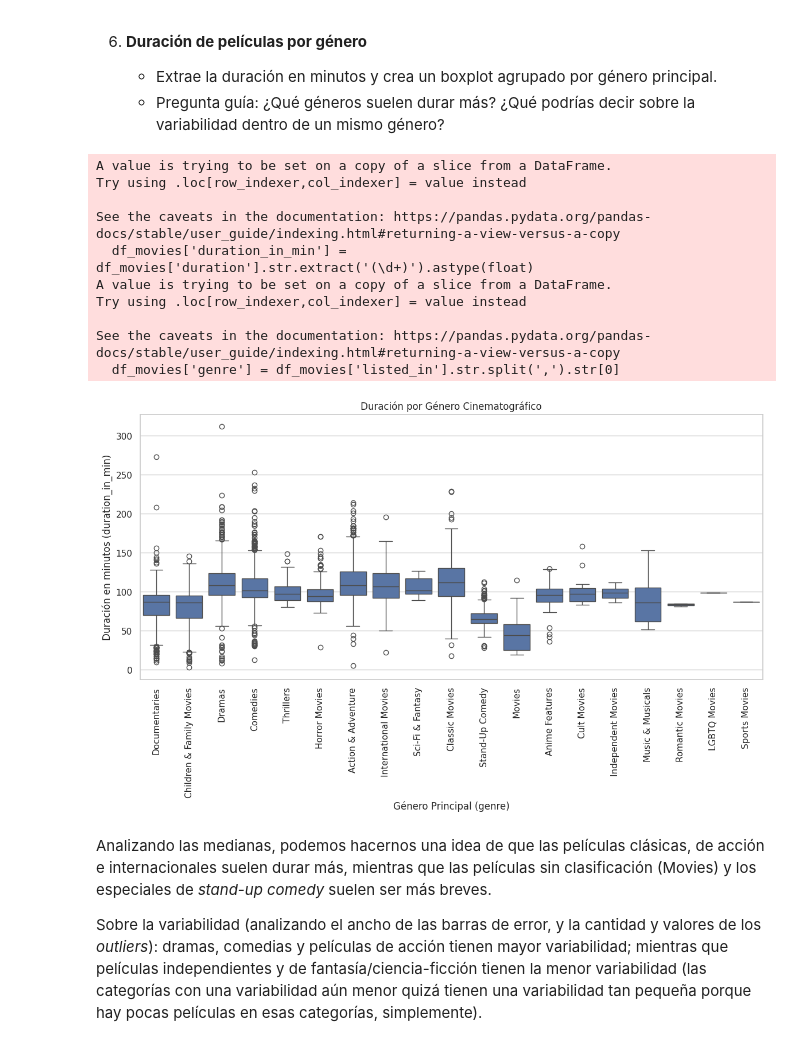
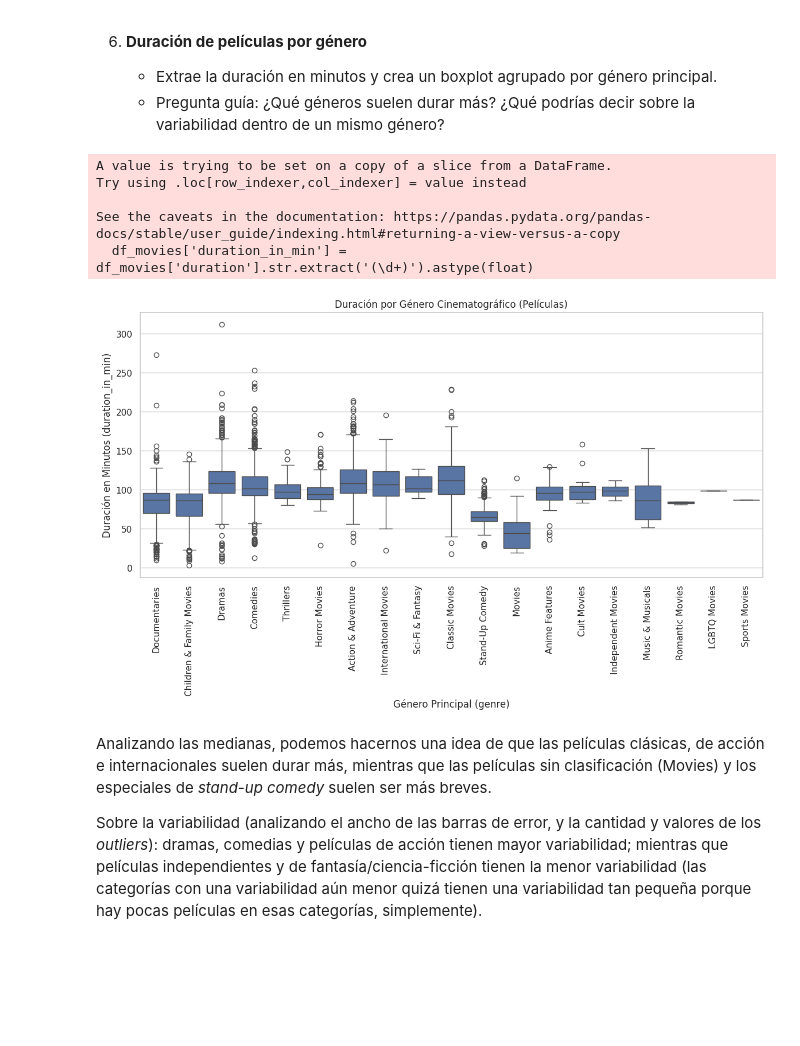
Before and after one commit to Nolberto-Rivera/MAT306-EntregablesNRivera, a Jupyter notebook: docs/labs/lab_05.ipynb, the cells around one changed output. Cells and saved outputs as stored; diff of their text form; code cells hidden in the pictures; blank space fills up the shorter version.

```diff
--- a/docs/labs/lab_05.ipynb
+++ b/docs/labs/lab_05.ipynb
@@ -244,30 +292,25 @@ El año de subida importa más que el mes de subida, pero, de todos modos, en ca
    * Extrae la duración en minutos y crea un boxplot agrupado por género principal.
    * Pregunta guía: ¿Qué géneros suelen durar más? ¿Qué podrías decir sobre la variabilidad dentro de un mismo género?
 # %%
+df['genre'] = df['listed_in'].str.split(',').str[0]
+
 df_movies = df.loc[df['type'] == 'Movie']
 df_movies['duration_in_min'] = df_movies['duration'].str.extract('(\d+)').astype(float)
 
-df_movies['genre'] = df_movies['listed_in'].str.split(',').str[0]
-
 plt.figure(figsize=(14,6))
 sns.boxplot(data=df_movies, x="genre", y="duration_in_min")
-plt.title("Duración por Género Cinematográfico")
+plt.title("Duración por Género Cinematográfico (Películas)")
 plt.xlabel("Género Principal (genre)")
 plt.ylabel("Duración en Minutos (duration_in_min)")
 plt.xticks(rotation=90)
 plt.show()
 # %% [output]
 A value is trying to be set on a copy of a slice from a DataFrame.
 Try using .loc[row_indexer,col_indexer] = value instead
 
 See the caveats in the documentation: https://pandas.pydata.org/pandas-docs/stable/user_guide/indexing.html#returning-a-view-versus-a-copy
   df_movies['duration_in_min'] = df_movies['duration'].str.extract('(\d+)').astype(float)
-A value is trying to be set on a copy of a slice from a DataFrame.
-Try using .loc[row_indexer,col_indexer] = value instead
-
-See the caveats in the documentation: https://pandas.pydata.org/pandas-docs/stable/user_guide/indexing.html#returning-a-view-versus-a-copy
-  df_movies['genre'] = df_movies['listed_in'].str.split(',').str[0]
-[figure, old version]
+[figure, new version]
 # %% [markdown]
 Analizando las medianas, podemos hacernos una idea de que las películas clásicas, de acción e internacionales suelen durar más, mientras que las películas sin clasificación (Movies) y los especiales de *stand-up comedy* suelen ser más breves.
 
```
Also changed, not shown: parts of 7 cells of this notebook.
